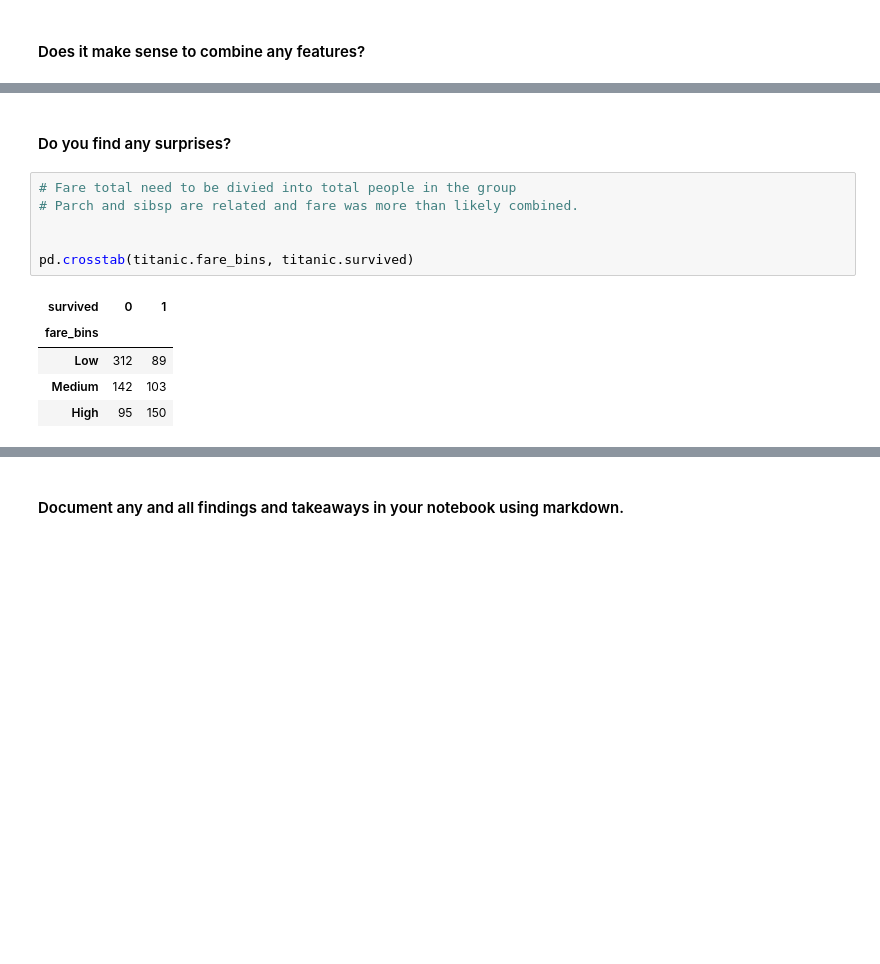
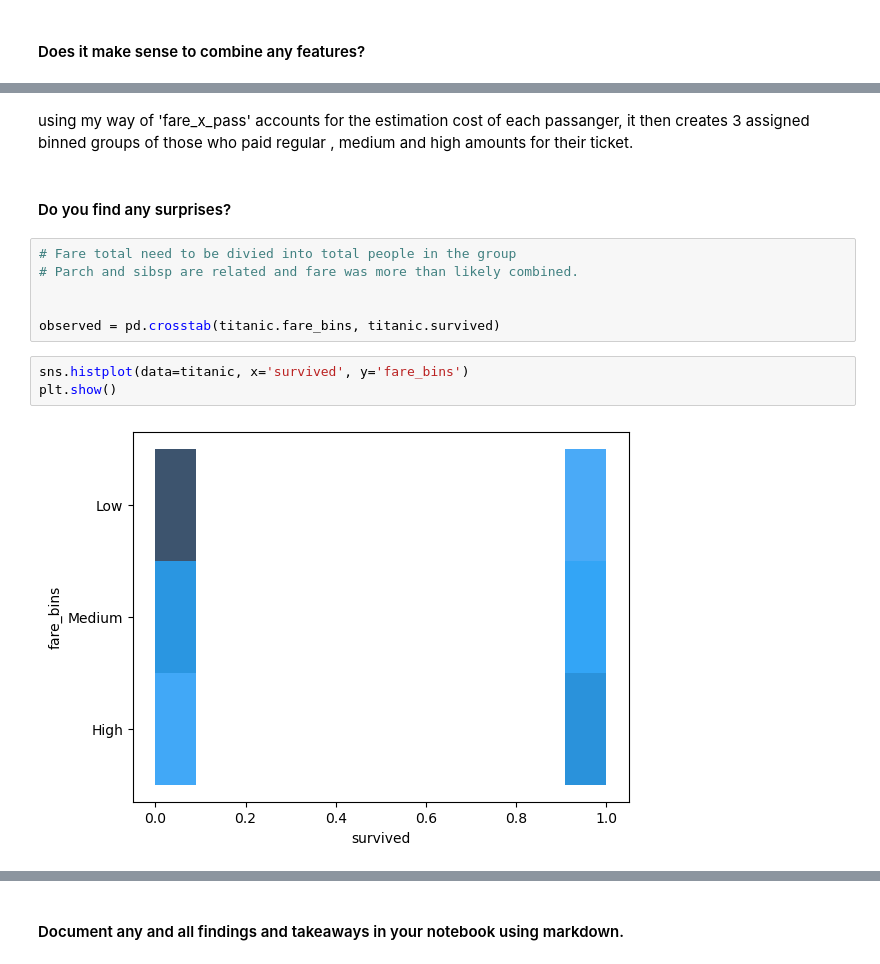
Before and after one commit to Segura-Jorge/classification-exercises, a Jupyter notebook: explore.ipynb, the cells around one changed output, grey strips where cells are left out. Drawn from its saved outputs; the diff is of its cells as text; blank space fills up the shorter version.

```diff
--- a/explore.ipynb
+++ b/explore.ipynb
@@ -586,3 +588,5 @@ titanic.head()
+# %% [markdown]
+using my way of 'fare_x_pass' accounts for the estimation cost of each passanger, it then creates 3 assigned binned groups of those who paid regular , medium and high amounts for their ticket.
 # %% [markdown]
 #### Do you find any surprises?
 # %%
@@ -590,10 +594,9 @@ titanic.head()
 # Parch and sibsp are related and fare was more than likely combined.
 
 
-pd.crosstab(titanic.fare_bins, titanic.survived)
+observed = pd.crosstab(titanic.fare_bins, titanic.survived)
-# %% [output]
-| survived | 0 | 1 |
-| fare_bins |  |  |
-| Low | 312 | 89 |
-| Medium | 142 | 103 |
-| High | 95 | 150 |
+# %%
+sns.histplot(data=titanic, x='survived', y='fare_bins')
+plt.show()
+# %% [output]
+[figure, added]
```
Also changed, not shown: parts of 31 cells of this notebook.
